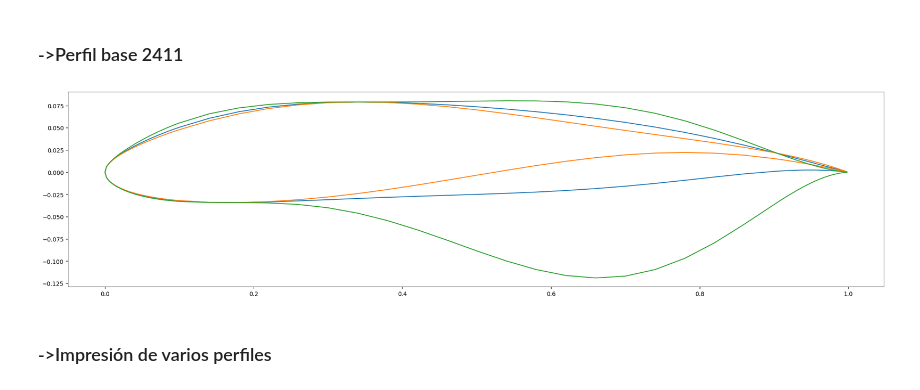
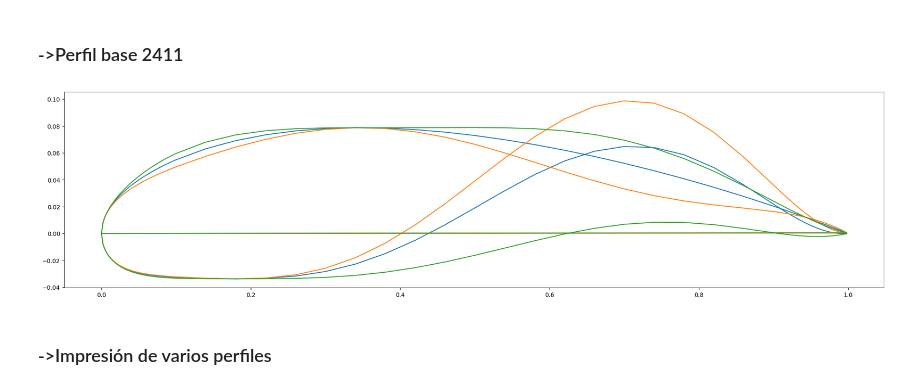
Before and after one commit to Kijoselo/opt_air, a Jupyter notebook: Eficiencia de todas las combinaciones.ipynb, the cells around one changed output. Saved outputs shown, nothing was run; the diff lists cells and outputs as text; code cells hidden in the pictures.

```diff
--- a/Eficiencia de todas las combinaciones.ipynb
+++ b/Eficiencia de todas las combinaciones.ipynb
@@ -47,11 +47,11 @@ for i in range(matrix_length):
 # %% [markdown]
 -> Intrados
 # %%
-xi=[0.00375, 0.04662, 0.20932, 0.4474, 0.74862, 0.99723]
-yi=[-0.00794, -0.02531, -0.03368, -0.02637, -0.01208, -0.00013]
+xi=[0.02723,0.16912,0.4474,0.70198,0.93238,1]
+yi=[-0.02061,-0.03379,-0.02637,-0.01436,-0.00326,0]
 print(" xi","\t"," yi")
 matrix_length = len(xi)
 for i in range(matrix_length):
-    print(f"{xi[i]:.5f}","\t",f"{yi[i]:.5f}")
+    print(f"{xi[i]:.3f}","\t",f"{yi[i]:.3f}")
 # %% [output]
  xi       yi
@@ -168,7 +210,7 @@ k=sympy.symbols("k",integer=True)
 # %% [markdown]
 -> Ecuaciones a resolver
 # %%
-eq1=sympy.sqrt(2*r_ba)+ai[0]
+eq1=sympy.sqrt(2*r_ba)-ae[0]
 #extrados
 eq2 =sum([ae[k-1]*pow(x_emax, k-0.5) for k in range(1, 7)])-y_emax
 eq3=sum([(k-0.5)*ae[k-1]*pow(x_emax, k-1.5) for k in range(1, 7)])
@@ -238,9 +280,10 @@ def sistema_ecuaciones(x):
        'y_emax': x[1],
        'dy_emax': x[2],
        'alpha': x[3],
+       'y_imax':x[4],
        'beta':x[5],
-       'dy_imax': x[6],
-       'y_imax':x[4]
+       'dy_imax': x[6]
+
     })),eq))
 
     return eqv
@@ -306,15 +349,21 @@ def evalue_combi(i,j,k):
 # %%
 def get_coord_combi(i,j,k):
     sole,soli=evalue_combi(i,j,k)
-    x = np.concatenate((
+    xi = np.concatenate((
     np.arange(0, 0.1, 0.002),
     np.arange(0.1, 0.9, 0.04),
     np.arange(0.9, 1, 0.002)
 ))
-    fee = sum(sole[i]*x**(i + 0.5) for i in range(0, 6))
-    fii = sum(soli[i]*x**(i + 0.5) for i in range(0, 6))
-    xx=[*x[::-1],*x]
-    yy=[*fee[::-1],*fii]
+
+    xe = np.concatenate((
+    np.arange(1, 0.9, -0.002),
+    np.arange(0.9, 0.1, -0.04),
+    np.arange(0.1, 0, -0.002)
+))
+    fee = sum(sole[i]*xi**(i + 0.5) for i in range(0, 6))
+    fii = sum(soli[i]*xi**(i + 0.5) for i in range(0, 6))
+    xx=[*xi,*xi]
+    yy=[*fee,*fii]
     return(xx,yy)
 # %% [markdown]
 Creación de las impresiones de los nuevos perfiles
@@ -327,10 +376,10 @@ def plot_combi(i,j,k):
 # %%
 plt.figure(figsize=(25,6))
 plot_combi(100,100,100)
-plot_combi(150,150,130)
+plot_combi(200,200,150)
 plot_combi(10,10,10)
 # %% [output]
-[figure, old version]
+[figure, new version]
 # %% [markdown]
 <h3>->Impresión de varios perfiles
 # %%
```
Also changed, not shown: parts of 18 cells of this notebook.
